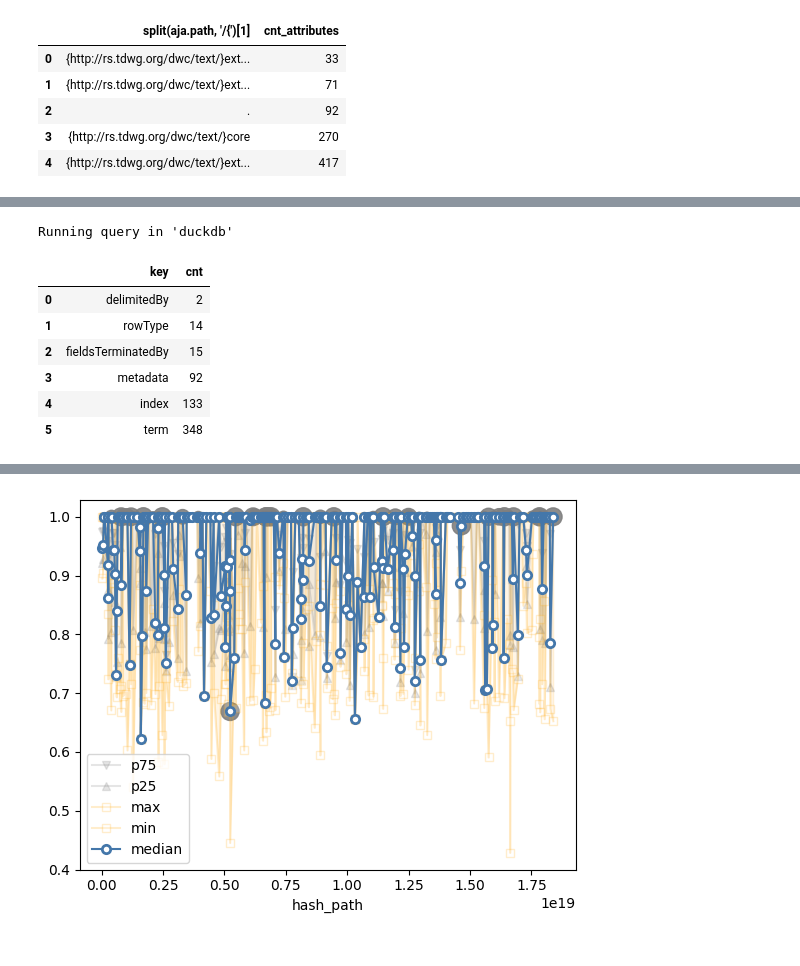
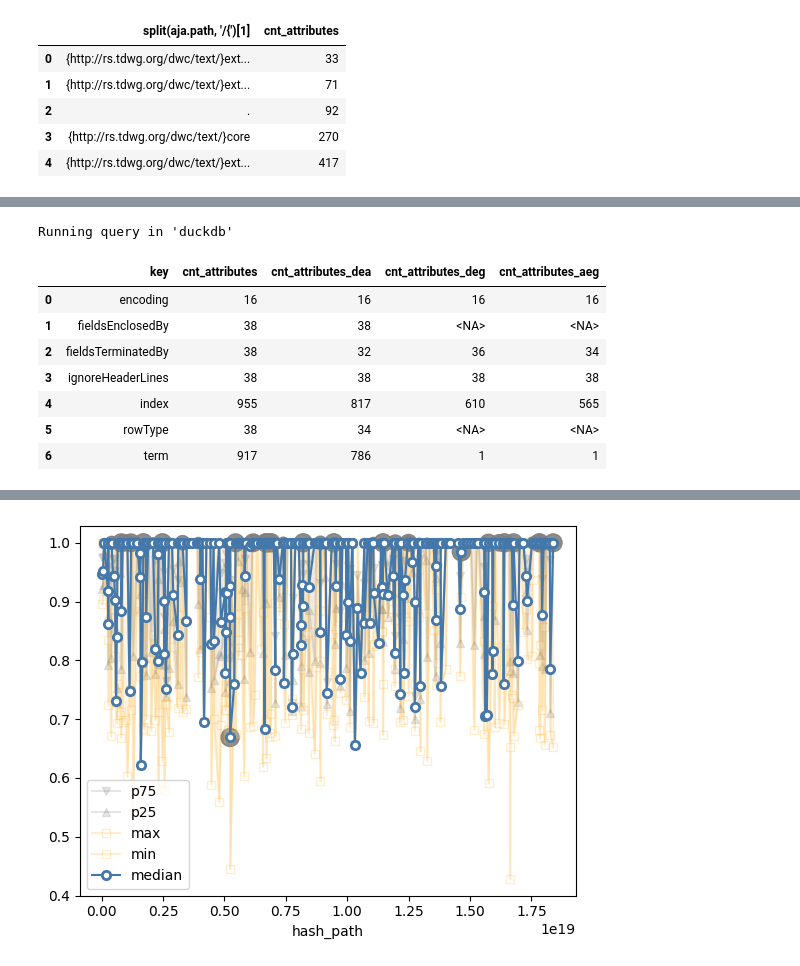
Before and after one commit to mitja-o/metadata-assistant, a Jupyter notebook: _evaluation/statistics/results/cons_cons_semantic_similarity.ipynb, the cells around one changed output, grey strips where cells are left out. Saved outputs shown, nothing was run; the diff lists cells and outputs as text; code cells hidden in the pictures.

```diff
--- a/_evaluation/statistics/results/cons_cons_semantic_similarity.ipynb
+++ b/_evaluation/statistics/results/cons_cons_semantic_similarity.ipynb
@@ -1281,16 +1396,45 @@ Running query in 'duckdb'
 # %%
 %%sql
--- equivalently inferred hierarchies: difference per attribute value
-SELECT ats.key, COUNT(1) AS cnt
-FROM equivalently_inferred_triples_attributes AS ats
-GROUP BY 1
-ORDER BY 2;
+-- identical_yet_different_triples_attributes triples: equality breakdown
+-- ==> some attributes don't depend on position are well populated, i.e. ecnoding, ignoreHeaderLines etc.
+-- ==> the terms and indeces are clearly off, as expected due to the wrong inference of file structure
+WITH ie__count_per_key__total AS (
+    SELECT ats.key, COUNT(1) AS cnt_attributes
+    FROM identical_yet_different_triples_attributes AS ats
+    GROUP BY 1
+), ie__count_per_key__data_eq_author AS (
+    SELECT ats.key, COUNT(1) AS cnt_attributes_dea
+    FROM identical_yet_different_triples_attributes AS ats
+    WHERE ats.data_value = ats.author_value
+    GROUP BY 1
+), ie__count_per_key__data_eq_gt AS (
+    SELECT ats.key, COUNT(1) AS cnt_attributes_deg
+    FROM identical_yet_different_triples_attributes AS ats
+    WHERE ats.data_value = ats.gt_value
+    GROUP BY 1
+), ie__count_per_key__author_eq_gt AS (
+    SELECT ats.key, COUNT(1) AS cnt_attributes_aeg
+    FROM identical_yet_different_triples_attributes AS ats
+    WHERE ats.author_value = ats.gt_value
+    GROUP BY 1
+)
+SELECT ats.key, ats.cnt_attributes, ats_dea.cnt_attributes_dea, ats_deg.cnt_attributes_deg, ats_aeg.cnt_attributes_aeg,
+FROM ie__count_per_key__total AS ats
+LEFT JOIN ie__count_per_key__data_eq_author AS ats_dea
+    ON ats.key = ats_dea.key
+LEFT JOIN ie__count_per_key__data_eq_gt AS ats_deg
+    ON ats.key = ats_deg.key
+LEFT JOIN ie__count_per_key__author_eq_gt AS ats_aeg
+    ON ats.key = ats_aeg.key
+ORDER BY key
+    ;
 # %% [output]
 Running query in 'duckdb'
-|  | key | cnt |
-| 0 | delimitedBy | 2 |
-| 1 | rowType | 14 |
-| 2 | fieldsTerminatedBy | 15 |
-| 3 | metadata | 92 |
-| 4 | index | 133 |
-| 5 | term | 348 |
+|  | key | cnt_attributes | cnt_attributes_dea | cnt_attributes_deg | cnt_attributes_aeg |
+| 0 | encoding | 16 | 16 | 16 | 16 |
+| 1 | fieldsEnclosedBy | 38 | 38 | <NA> | <NA> |
+| 2 | fieldsTerminatedBy | 38 | 32 | 36 | 34 |
+| 3 | ignoreHeaderLines | 38 | 38 | 38 | 38 |
+| 4 | index | 955 | 817 | 610 | 565 |
+| 5 | rowType | 38 | 34 | <NA> | <NA> |
+| 6 | term | 917 | 786 | 1 | 1 |
```
Also changed, not shown: parts of 30 cells of this notebook.
